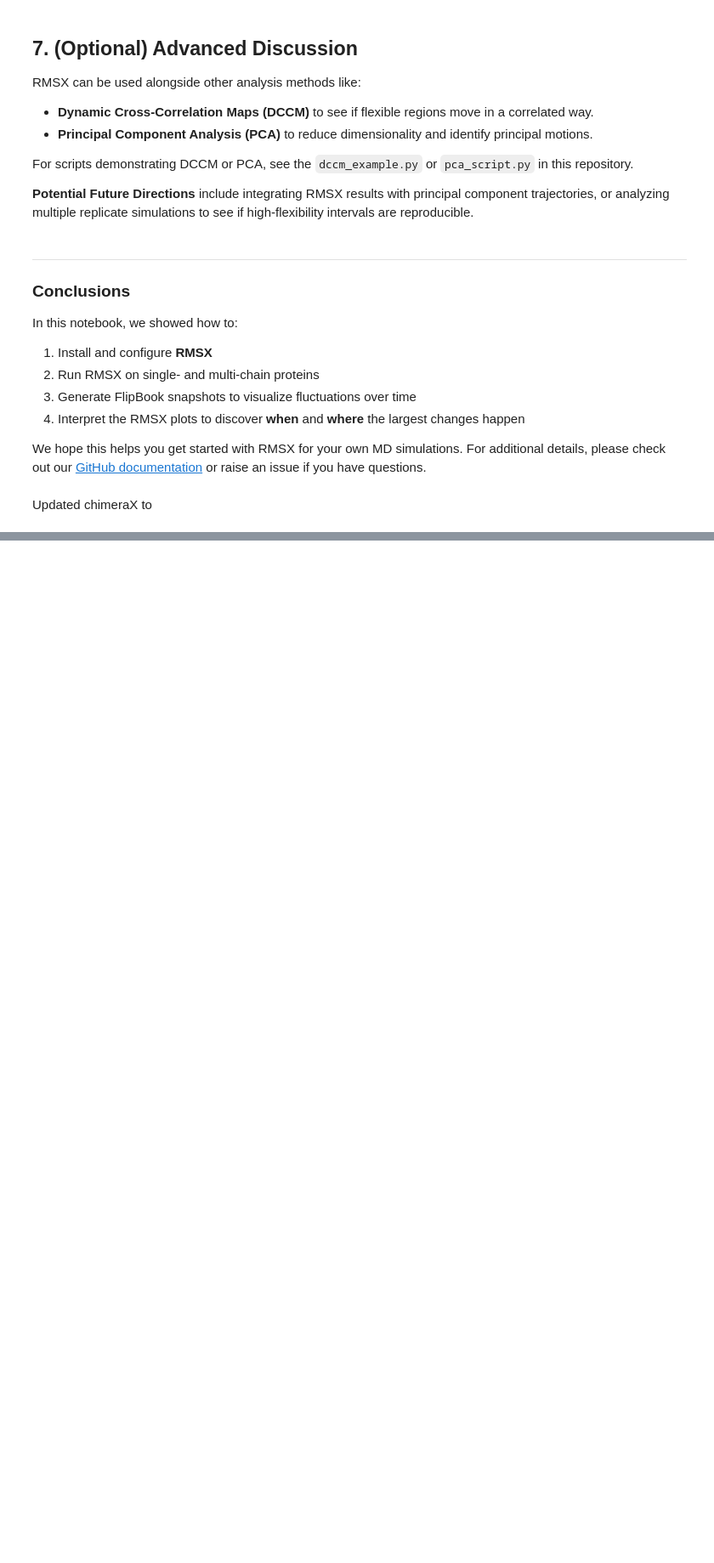
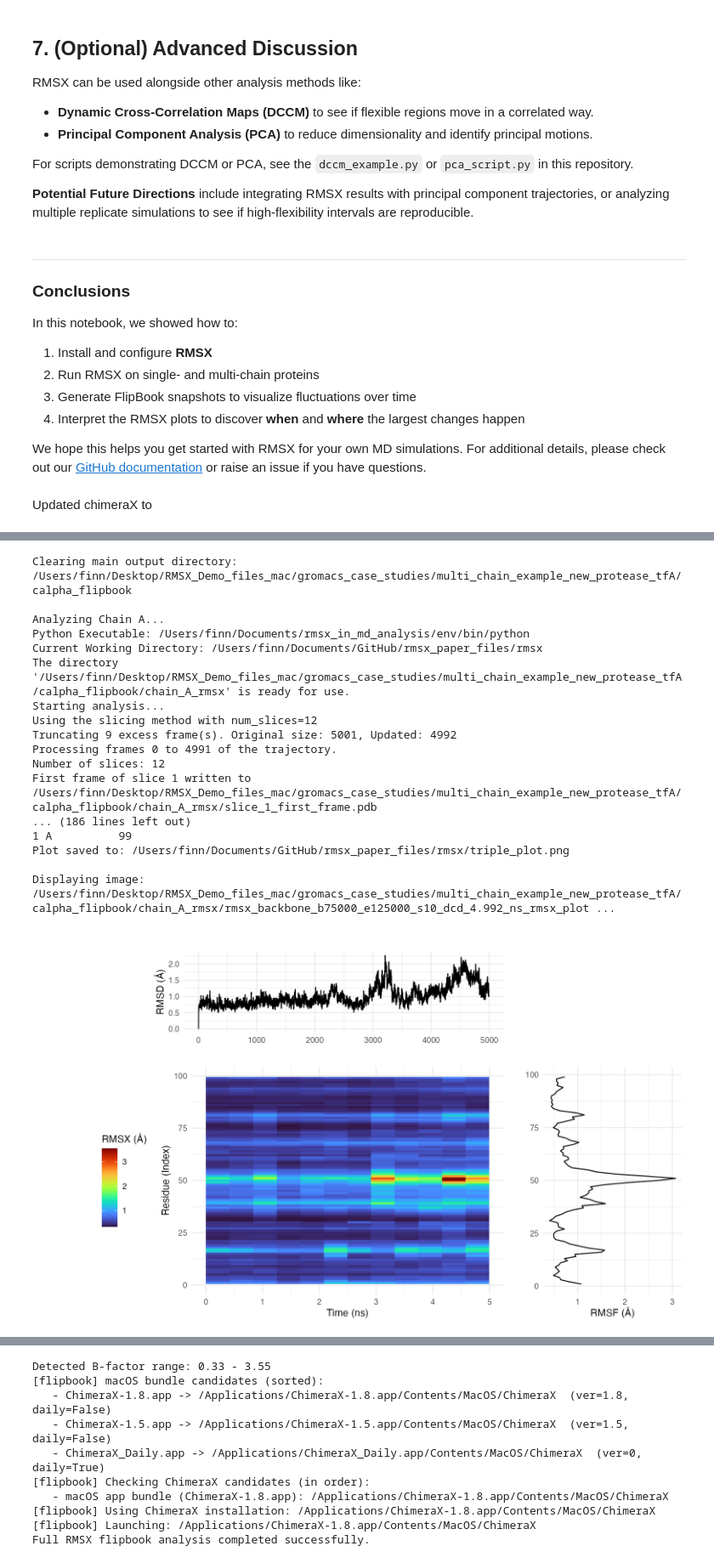
Before and after one commit to AntunesLab/rmsx, a Jupyter notebook: START_HERE_RMSX_and_Flipbook_Tutorial.ipynb, the cells around one changed output, grey strips where cells are left out. Shown: that part at 85% size. Saved outputs shown, nothing was run; the diff lists cells and outputs as text; code cells hidden in the pictures; blank space fills up the shorter version.

Commit message:
added multi chain example with short region protease with just the backbone

```diff
--- a/START_HERE_RMSX_and_Flipbook_Tutorial.ipynb
+++ b/START_HERE_RMSX_and_Flipbook_Tutorial.ipynb
@@ -1006,0 +1148,6 @@ Updated chimeraX to
+# %%
+pdb_file = "/Users/finn/Desktop/RMSX_Demo_files_mac/gromacs_case_studies/multi_chain_example_new_protease_tfA/backbone_topology.pdb"
+
+dcd_file = "/Users/finn/Desktop/RMSX_Demo_files_mac/gromacs_case_studies/multi_chain_example_new_protease_tfA/backbone_b75000_e125000_s10_dcd.dcd"
+
+output_dir= "/Users/finn/Desktop/RMSX_Demo_files_mac/gromacs_case_studies/multi_chain_example_new_protease_tfA/calpha_flipbook"
@@ -1006,0 +1156,36 @@ Updated chimeraX to
+# %%
+run_rmsx_flipbook(
+    topology_file=pdb_file,
+    trajectory_file=dcd_file,
+    output_dir=output_dir,
+    num_slices=12,
+    slice_size=None,
+    rscript_executable='Rscript',
+    verbose=True,
+    interpolate=False,
+    triple=True,
+    overwrite=True,
+    palette="turbo",
+    spacingFactor="0.8",   # Adjust space between models in the flipbook
+    start_frame=0,
+    end_frame=None
+)
+# %% [output]
+Clearing main output directory: /Users/finn/Desktop/RMSX_Demo_files_mac/gromacs_case_studies/multi_chain_example_new_protease_tfA/calpha_flipbook
+
+Analyzing Chain A...
+Python Executable: /Users/finn/Documents/rmsx_in_md_analysis/env/bin/python
+Current Working Directory: /Users/finn/Documents/GitHub/rmsx_paper_files/rmsx
+The directory '/Users/finn/Desktop/RMSX_Demo_files_mac/gromacs_case_studies/multi_chain_example_new_protease_tfA/calpha_flipbook/chain_A_rmsx' is ready for use.
+Starting analysis...
+Using the slicing method with num_slices=12
+Truncating 9 excess frame(s). Original size: 5001, Updated: 4992
+Processing frames 0 to 4991 of the trajectory.
+Number of slices: 12
+First frame of slice 1 written to /Users/finn/Desktop/RMSX_Demo_files_mac/gromacs_case_studies/multi_chain_example_new_protease_tfA/calpha_flipbook/chain_A_rmsx/slice_1_first_frame.pdb
+... (186 lines left out)
+1 A          99
+Plot saved to: /Users/finn/Documents/GitHub/rmsx_paper_files/rmsx/triple_plot.png
+
+Displaying image: /Users/finn/Desktop/RMSX_Demo_files_mac/gromacs_case_studies/multi_chain_example_new_protease_tfA/calpha_flipbook/chain_A_rmsx/rmsx_backbone_b75000_e125000_s10_dcd_4.992_ns_rmsx_plot ...
+[figure, added]
@@ -1006,0 +1210,10 @@ Updated chimeraX to
+Detected B-factor range: 0.33 - 3.55
+[flipbook] macOS bundle candidates (sorted):
+   - ChimeraX-1.8.app -> /Applications/ChimeraX-1.8.app/Contents/MacOS/ChimeraX  (ver=1.8, daily=False)
+   - ChimeraX-1.5.app -> /Applications/ChimeraX-1.5.app/Contents/MacOS/ChimeraX  (ver=1.5, daily=False)
+   - ChimeraX_Daily.app -> /Applications/ChimeraX_Daily.app/Contents/MacOS/ChimeraX  (ver=0, daily=True)
+[flipbook] Checking ChimeraX candidates (in order):
+   - macOS app bundle (ChimeraX-1.8.app): /Applications/ChimeraX-1.8.app/Contents/MacOS/ChimeraX
+[flipbook] Using ChimeraX installation: /Applications/ChimeraX-1.8.app/Contents/MacOS/ChimeraX
+[flipbook] Launching: /Applications/ChimeraX-1.8.app/Contents/MacOS/ChimeraX
+Full RMSX flipbook analysis completed successfully.
```
Also changed, not shown: parts of 4 cells of this notebook, 4 other files.
